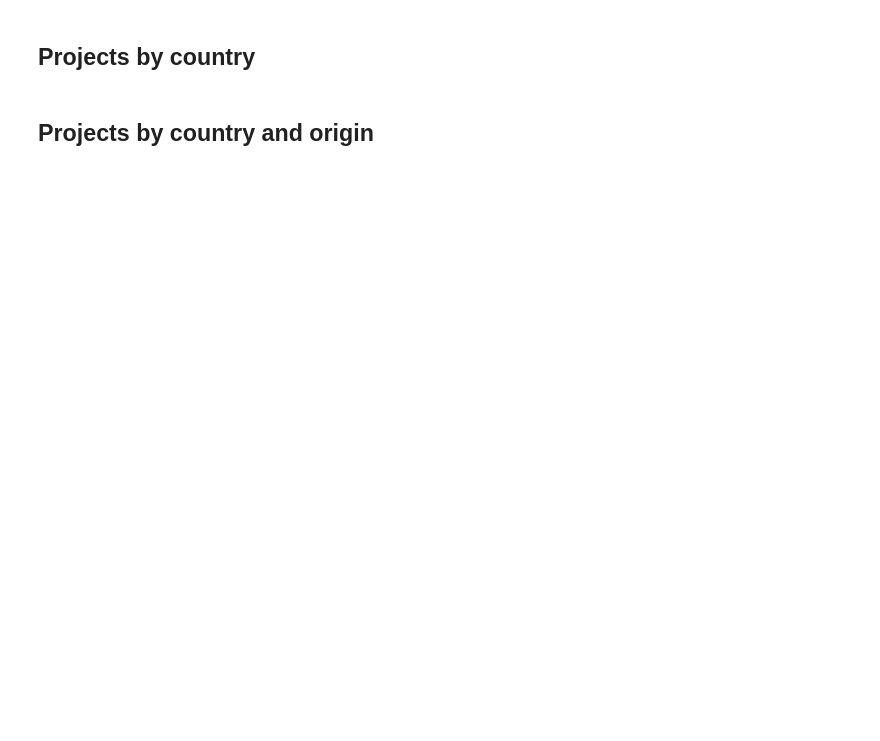
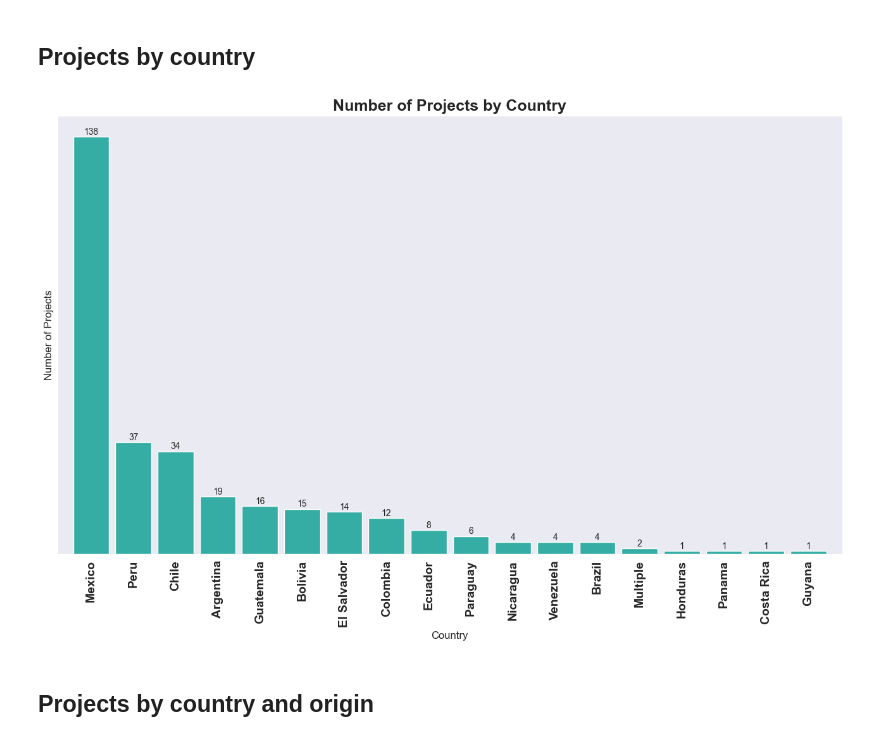
Before and after one commit to Instituto-Pulso-PUCP/revitalizacion-linguistica-latam, a Jupyter notebook: Visualizacion.ipynb, the cells around one changed output. Drawn from its saved outputs; the diff is of its cells as text; code cells hidden in the pictures; blank space fills up the shorter version.

```diff
--- a/Visualizacion.ipynb
+++ b/Visualizacion.ipynb
@@ -103,32 +113,37 @@ plt.show()
 # %%
 df_projects_country = get_projects_by_country()
 # Group the data, count the projects, reset the index, and sort the values
 df_grouped = df_projects_country.groupby('Country').count().reset_index().sort_values(by='Project', ascending=False)
 
+# Rename Varios to Others
+df_grouped['Country'] = df_grouped['Country'].replace('Varios', 'Multiple')
+
 # Plot the data
 plt.figure(figsize=(16, 9))
-bars = plt.bar(df_grouped['Country'], df_grouped['Project'], color="#377eb8", width=0.85)
+bars = plt.bar(df_grouped['Country'], df_grouped['Project'], color=sns.color_palette("husl", 4)[2], width=0.85)
 
 # Add the number values on top of the bars
 for bar in bars:
     yval = bar.get_height()
     plt.text(bar.get_x() + bar.get_width()/2, yval + 0.05, yval, ha='center', va='bottom')
 
 # Remove the y-axis
 plt.yticks([])
 # Keep only horizontal grid lines
 plt.grid(axis='x')
 
 # Adjust the x-axis limits
 plt.xlim(-0.8, len(df_grouped['Country'])-0.2)
 
 # Add labels and title
 plt.xlabel('Country')
 plt.ylabel('Number of Projects')
-plt.xticks(rotation='vertical')
-plt.title('Number of Projects by Country')
+plt.xticks(rotation='vertical', fontsize=14, fontweight='bold')
+plt.title('Number of Projects by Country', fontsize=18, fontweight='bold')
 plt.savefig('images/number_of_projects_by_country.png', dpi=300, bbox_inches='tight')
 plt.show()
+# %% [output]
+[figure, added]
 # %% [markdown]
 ## Projects by country and origin
 # %%
```
Also changed, not shown: parts of 14 cells of this notebook, 3 other files.
